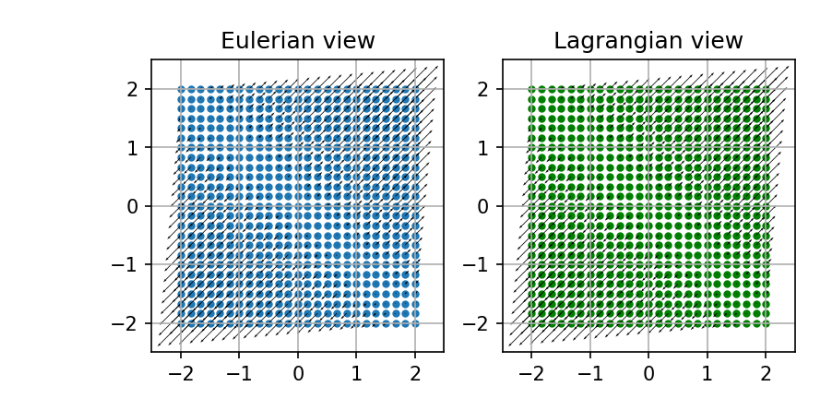
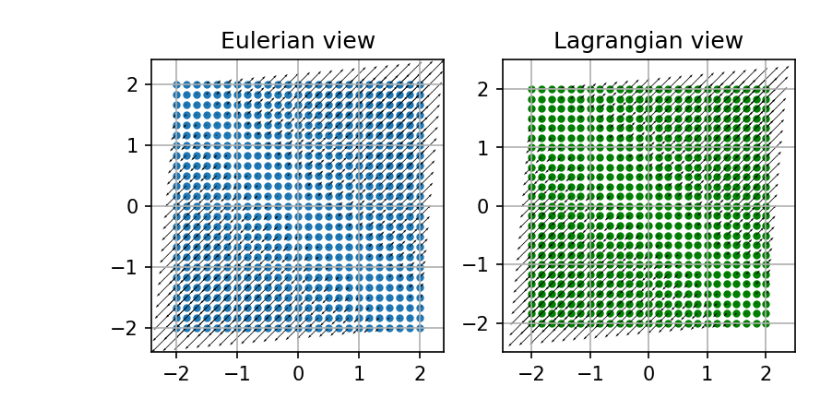
Before and after one commit to MattB2025/2025-Fall-ME590, a Jupyter notebook: Brody, Matthew ME590 Project 1.ipynb, the cells around one changed output. Saved outputs shown, nothing was run; the diff lists cells and outputs as text; code cells hidden in the pictures.

Commit message:
modified:   Brody, Matthew ME590 Project 1.ipynb "modified Euler plot to use size of deformed mesh"

```diff
--- a/Brody, Matthew ME590 Project 1.ipynb
+++ b/Brody, Matthew ME590 Project 1.ipynb
@@ -203,34 +203,35 @@ ax.grid(True)
 
 # fix the observer, in space to always be looking at the region
 # centered at origin
-ax.set_xlim([-2.5,2.5])
-ax.set_ylim([-2.5,2.5])
+bound = np.abs(np.max(Phi_vector[:,:,0]))+0.5
+ax.set_xlim([-bound,bound])
+ax.set_ylim([-bound,bound])
 ax.set_aspect('equal')
 
 # plot initial Lagrangian points
 ax.scatter(Phi_vector[:,:, 0], Phi_vector[:,:, 1], marker='.')
 
 # plot velocity vectors on Eulerian Markers
 vector_plot = ax.quiver(Phi_vector[:,:, 0], Phi_vector[:,:, 1], V_vector[:,:, 0], V_vector[:,:, 1], scale_units='xy', scale=10)#, width=0.0025)
 
 ax = axs[1]; ax.set_title('Lagrangian view')
 ax.grid(True)
 
 # fix the observer, in space to always be looking at the region
 # centered at origin
 ax.set_xlim([-2.5,2.5])
 ax.set_ylim([-2.5,2.5])
 ax.set_aspect('equal')
 
 # plot Lagrangian points
 ax.scatter(X1M, X2M, marker='.', color='green')
 
 # plot velocity vectors on Lagrangian Markers
 vector_plot = ax.quiver(X1M, X2M, V_vector[:,:, 0], V_vector[:,:, 1], scale_units='xy', scale=10)#, width=0.0025)
 
 # save figure using f-string formatting, with tau variable
 figure_name = f'img_at_tau_{tau:2.4f}.png'
 # plt.savefig(figure_name)
 # plt.show()
 # %% [output]
-[figure, old version]
+[figure, new version]
```
